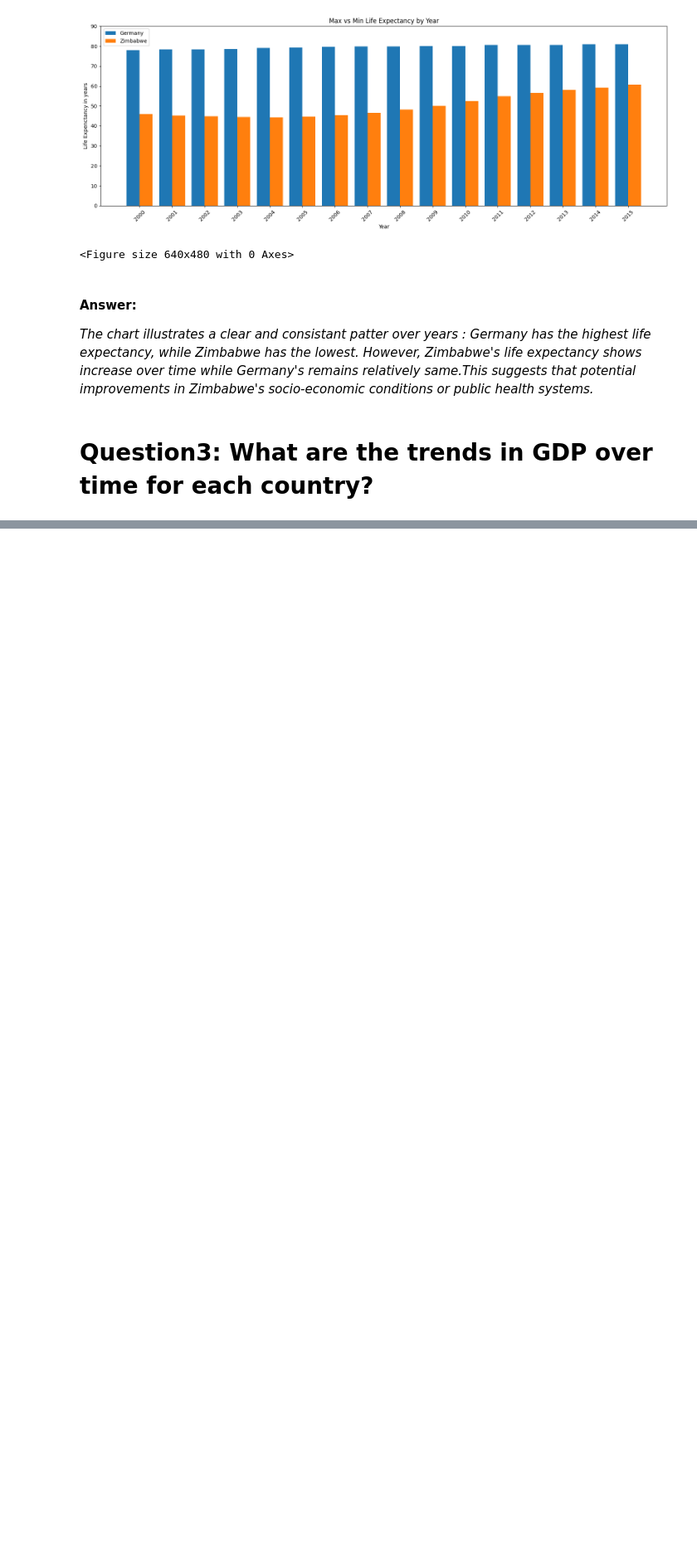
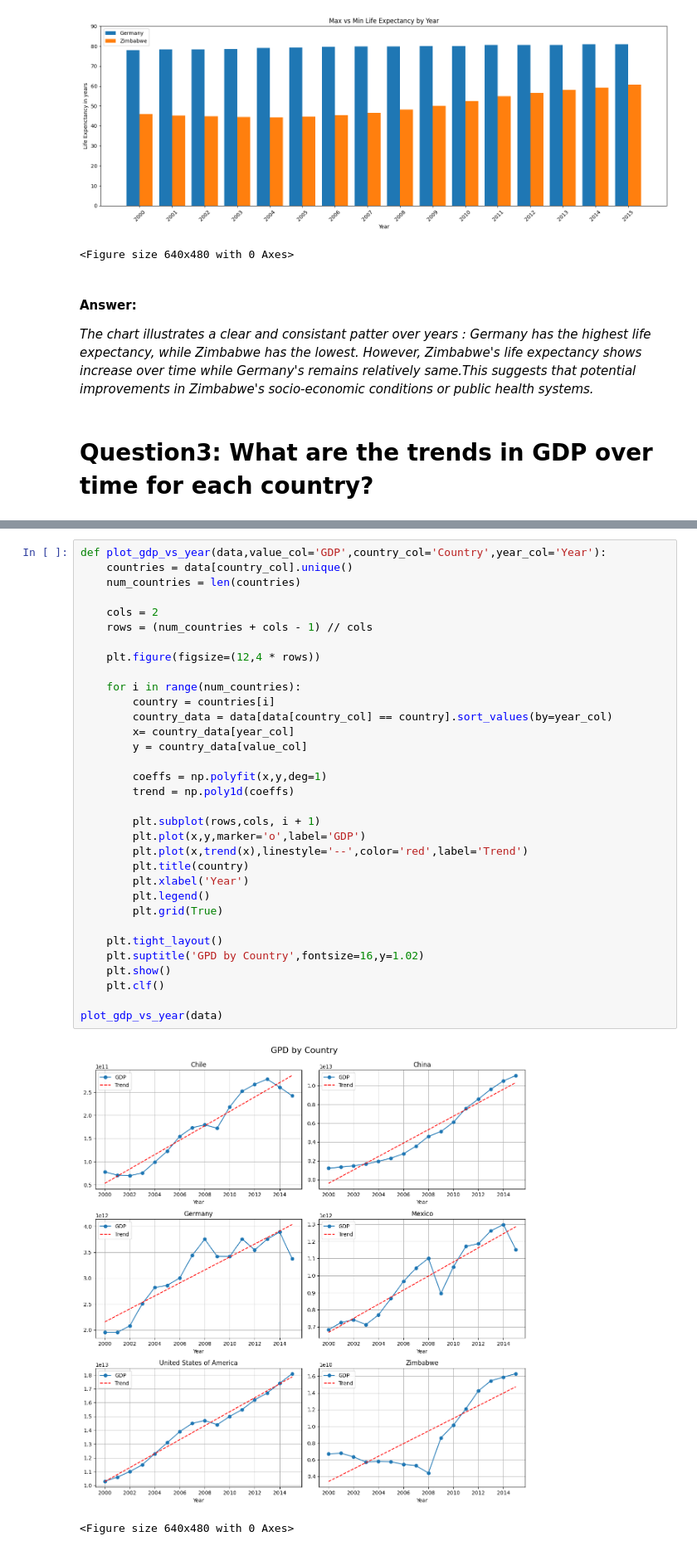
Before and after one commit to bylachrimae/life_expectancy_and_gdp_relation, a Jupyter notebook: notebooks/descriptive_analysis.ipynb, the cells around one changed output, grey strips where cells are left out. Shown at 83% size. Drawn from its saved outputs; the diff is of its cells as text; blank space fills up the shorter version.

```diff
--- a/notebooks/descriptive_analysis.ipynb
+++ b/notebooks/descriptive_analysis.ipynb
@@ -221,0 +214,36 @@ print(summary)
+# %%
+def plot_gdp_vs_year(data,value_col='GDP',country_col='Country',year_col='Year'):
+    countries = data[country_col].unique()
+    num_countries = len(countries)
+
+    cols = 2
+    rows = (num_countries + cols - 1) // cols
+
+    plt.figure(figsize=(12,4 * rows))
+
+    for i in range(num_countries):
+        country = countries[i]
+        country_data = data[data[country_col] == country].sort_values(by=year_col)
+        x= country_data[year_col]
+        y = country_data[value_col]
+
+        coeffs = np.polyfit(x,y,deg=1)
+        trend = np.poly1d(coeffs)
+
+        plt.subplot(rows,cols, i + 1)
+        plt.plot(x,y,marker='o',label='GDP')
+        plt.plot(x,trend(x),linestyle='--',color='red',label='Trend')
+        plt.title(country)
+        plt.xlabel('Year')
+        plt.legend()
+        plt.grid(True)
+
+    plt.tight_layout()
+    plt.suptitle('GPD by Country',fontsize=16,y=1.02)
+    plt.show()
+    plt.clf()
+
+plot_gdp_vs_year(data)
+# %% [output]
+[figure, added]
+<Figure size 640x480 with 0 Axes>
```
Also changed, not shown: parts of 12 cells of this notebook.
